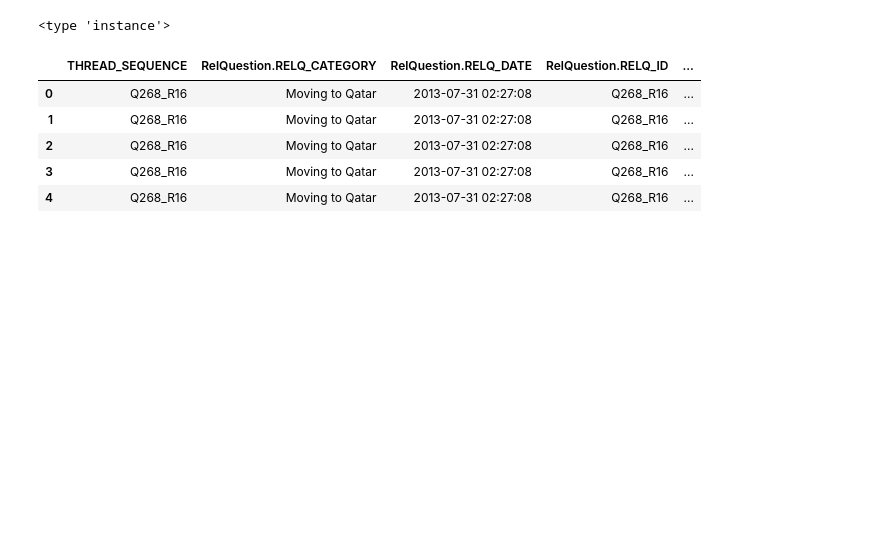
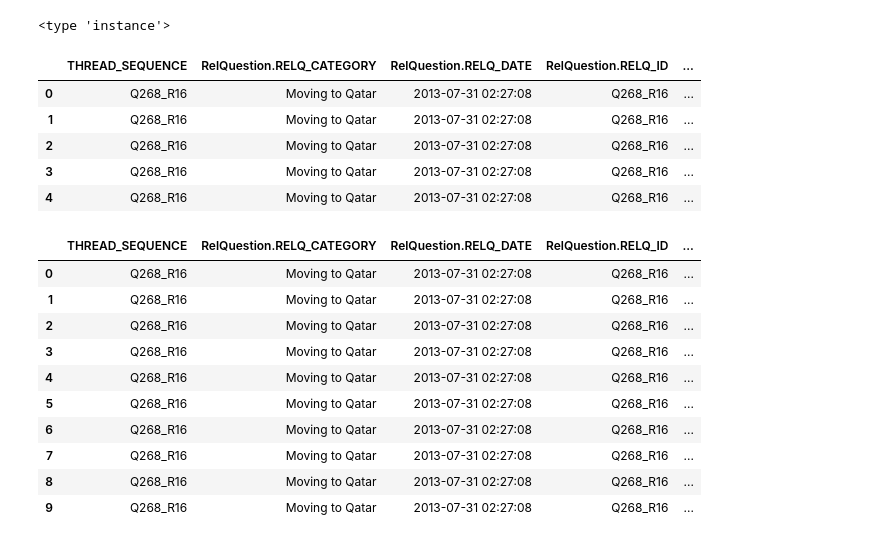
Before and after one commit to bnsriram/NLPCommunityQuestionAnswering, a Jupyter notebook: Datacleaning1.ipynb, the cells around one changed output. Cells and saved outputs as stored; diff of their text form; code cells hidden in the pictures; blank space fills up the shorter version.

```diff
--- a/Datacleaning1.ipynb
+++ b/Datacleaning1.ipynb
@@ -52,3 +52,5 @@ df51.head()
 | 2 | Q268_R16 | Moving to Qatar | 2013-07-31 02:27:08 | Q268_R16 | ... |
 | 3 | Q268_R16 | Moving to Qatar | 2013-07-31 02:27:08 | Q268_R16 | ... |
 | 4 | Q268_R16 | Moving to Qatar | 2013-07-31 02:27:08 | Q268_R16 | ... |
+# %%
+df_new = df51
@@ -54,0 +69,46 @@ df51.head()
+# %%
+import re, math
+from collections import Counter
+
+WORD = re.compile(r'\w+')
+
+def text_to_vector(text):
+     words = WORD.findall(text)
+     return Counter(words)
+
+def get_cosine(text1, text2):
+     vec1 = text_to_vector(text1)
+     vec2 = text_to_vector(text2)
+     intersection = set(vec1.keys()) & set(vec2.keys())
+     numerator = sum([vec1[x] * vec2[x] for x in intersection])
+
+     sum1 = sum([vec1[x]**2 for x in vec1.keys()])
+     sum2 = sum([vec2[x]**2 for x in vec2.keys()])
+     denominator = math.sqrt(sum1) * math.sqrt(sum2)
+     if not denominator:
+        return 0.0
+     else:
+        return float(numerator) / denominator
+
+df_new['tokenized_question'] = df_new['RelQuestion.RelQClean.#text.data'].apply(lambda row: preprocess_words(str(''.join([c for c in row if ord(c) < 128]))))
+df_new['tokenized_comment'] = df_new['RelCClean.#text.data'].apply(lambda row: preprocess_words(str(''.join([c for c in row if ord(c) < 128]))))
+df_new['cosine_similarity_q2c'] = df_new.apply(lambda row : get_cosine( str(row['tokenized_question']),str(row['tokenized_comment']) ),axis =1)
+df_new['pos_tag_ques'] = df_new['RelQuestion.RelQClean.#text.data'].apply(lambda x: nltk.pos_tag(x.split()) )
+df_new['pos_tag_ans'] = df_new['RelCClean.#text.data'].apply(lambda x: nltk.pos_tag(x.split()) )
+# %%
+df_new.head()
+each_df = df_new[ df_new['THREAD_SEQUENCE'] == 'Q268_R16']
+#each_df[['RELC_RELEVANCE2RELQ','cosine_similarity_q2c']]
+each_df
+# %% [output]
+|  | THREAD_SEQUENCE | RelQuestion.RELQ_CATEGORY | RelQuestion.RELQ_DATE | RelQuestion.RELQ_ID | ... |
+| 0 | Q268_R16 | Moving to Qatar | 2013-07-31 02:27:08 | Q268_R16 | ... |
+| 1 | Q268_R16 | Moving to Qatar | 2013-07-31 02:27:08 | Q268_R16 | ... |
+| 2 | Q268_R16 | Moving to Qatar | 2013-07-31 02:27:08 | Q268_R16 | ... |
+| 3 | Q268_R16 | Moving to Qatar | 2013-07-31 02:27:08 | Q268_R16 | ... |
+| 4 | Q268_R16 | Moving to Qatar | 2013-07-31 02:27:08 | Q268_R16 | ... |
+| 5 | Q268_R16 | Moving to Qatar | 2013-07-31 02:27:08 | Q268_R16 | ... |
+| 6 | Q268_R16 | Moving to Qatar | 2013-07-31 02:27:08 | Q268_R16 | ... |
+| 7 | Q268_R16 | Moving to Qatar | 2013-07-31 02:27:08 | Q268_R16 | ... |
+| 8 | Q268_R16 | Moving to Qatar | 2013-07-31 02:27:08 | Q268_R16 | ... |
+| 9 | Q268_R16 | Moving to Qatar | 2013-07-31 02:27:08 | Q268_R16 | ... |
```
Also changed, not shown: parts of 7 cells of this notebook, 4 other files.
